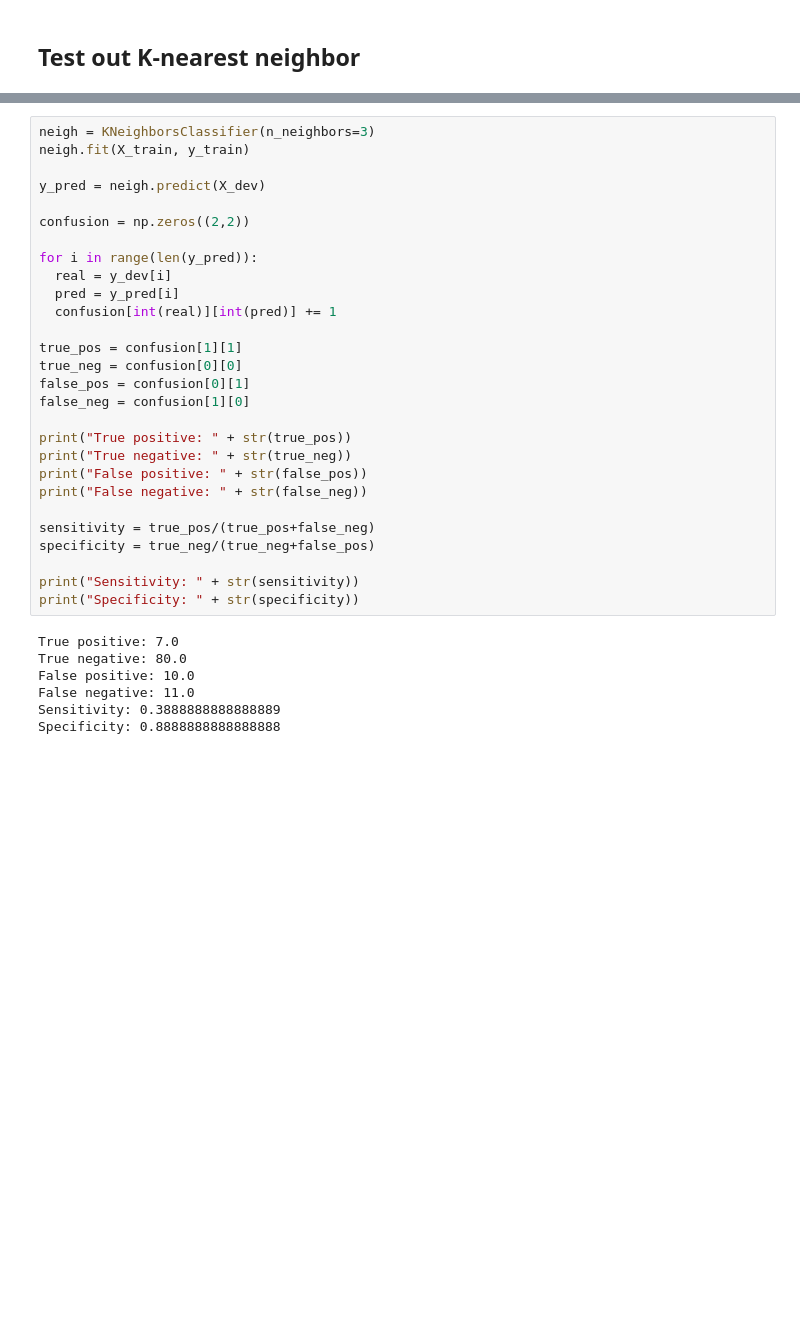
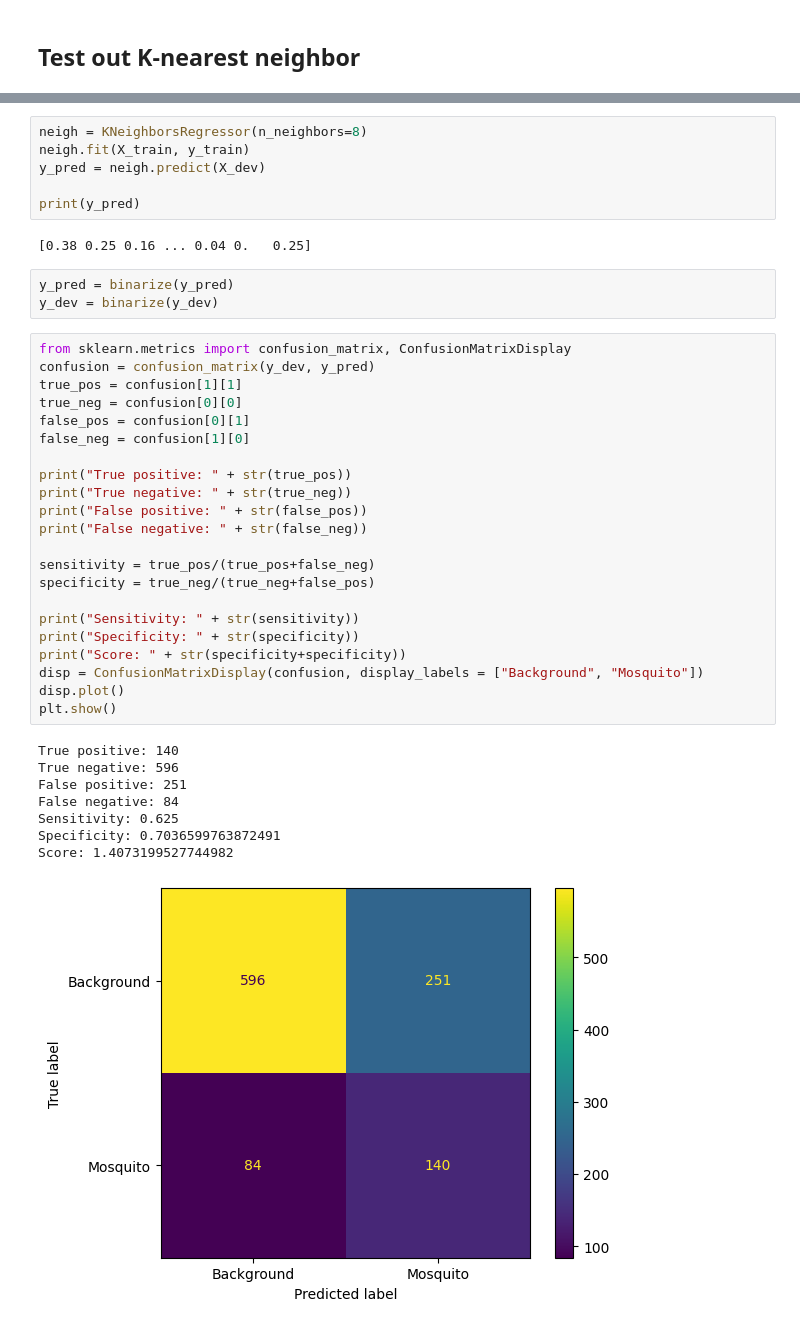
Before and after one commit to Bepo2002/Humbug-4YP, a Jupyter notebook: Test_bench.ipynb, the cells around one changed output, grey strips where cells are left out. Drawn from its saved outputs; the diff is of its cells as text; blank space fills up the shorter version.

Commit message:
Modified how binarization was done and made nice confusion matrix.

```diff
--- a/Test_bench.ipynb
+++ b/Test_bench.ipynb
@@ -250,35 +245,42 @@ print(np.min(error[1:]))
+# %%
+neigh = KNeighborsRegressor(n_neighbors=8)
+neigh.fit(X_train, y_train)
+y_pred = neigh.predict(X_dev)
+
+print(y_pred)
+# %% [output]
+[0.38 0.25 0.16 ... 0.04 0.   0.25]
+# %%
+y_pred = binarize(y_pred)
+y_dev = binarize(y_dev)
 # %%
-neigh = KNeighborsClassifier(n_neighbors=3)
-neigh.fit(X_train, y_train)
-
-y_pred = neigh.predict(X_dev)
-
-confusion = np.zeros((2,2))
-
-for i in range(len(y_pred)):
-  real = y_dev[i]
-  pred = y_pred[i]
-  confusion[int(real)][int(pred)] += 1
-
+from sklearn.metrics import confusion_matrix, ConfusionMatrixDisplay
+confusion = confusion_matrix(y_dev, y_pred)
 true_pos = confusion[1][1]
 true_neg = confusion[0][0]
 false_pos = confusion[0][1]
 false_neg = confusion[1][0]
 
 print("True positive: " + str(true_pos))
 print("True negative: " + str(true_neg))
 print("False positive: " + str(false_pos))
 print("False negative: " + str(false_neg))
 
 sensitivity = true_pos/(true_pos+false_neg)
 specificity = true_neg/(true_neg+false_pos)
 
 print("Sensitivity: " + str(sensitivity))
 print("Specificity: " + str(specificity))
+print("Score: " + str(specificity+specificity))
+disp = ConfusionMatrixDisplay(confusion, display_labels = ["Background", "Mosquito"])
+disp.plot()
+plt.show()
 # %% [output]
-True positive: 7.0
-True negative: 80.0
-False positive: 10.0
-False negative: 11.0
-Sensitivity: 0.3888888888888889
-Specificity: 0.8888888888888888
+True positive: 140
+True negative: 596
+False positive: 251
+False negative: 84
+Sensitivity: 0.625
+Specificity: 0.7036599763872491
+Score: 1.4073199527744982
+[figure, added]
```
Also changed, not shown: parts of 7 cells of this notebook.
